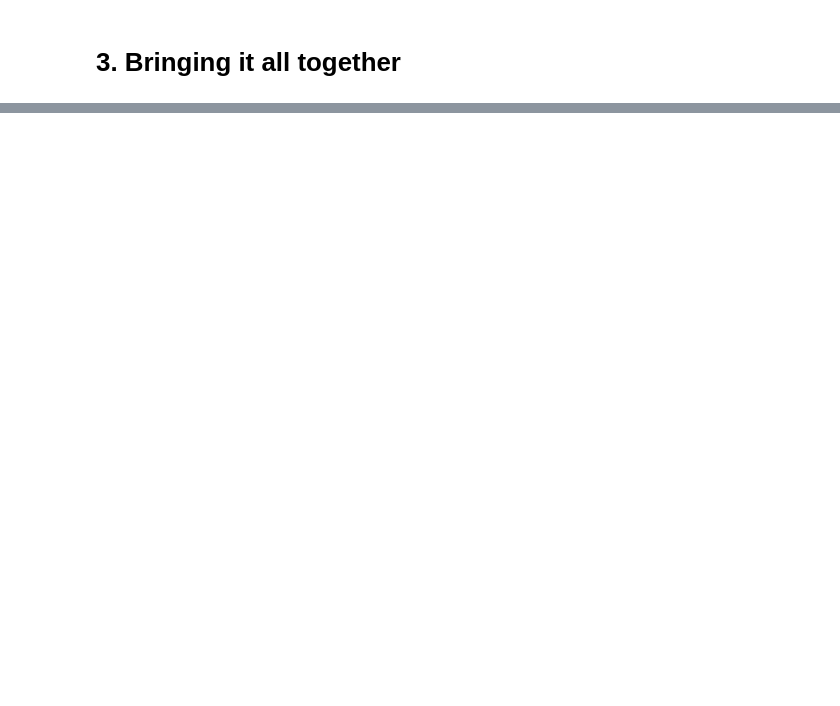
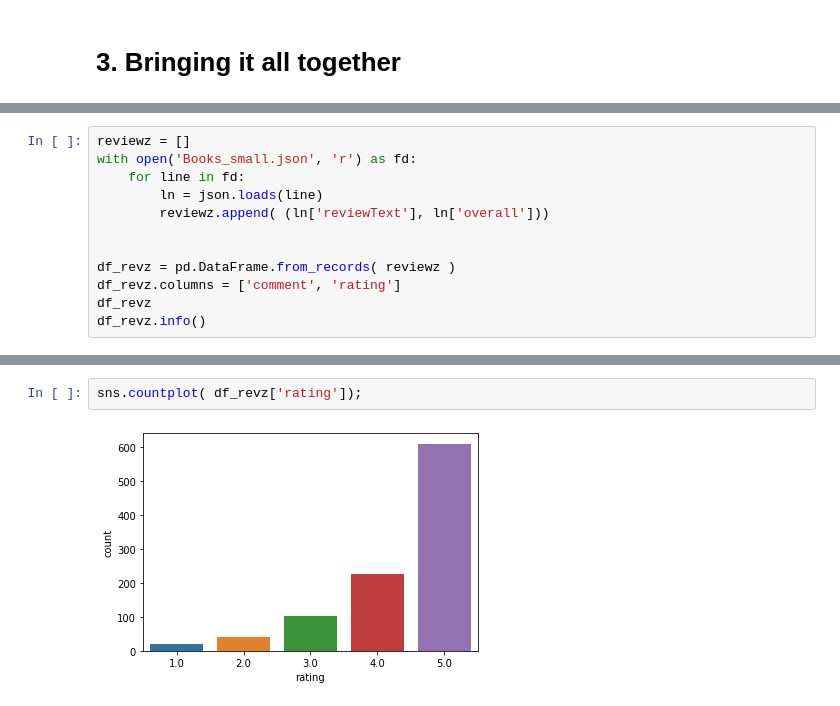
Before and after one commit to bilha-analytics/play_oopz, a Jupyter notebook: notebooks/001_re_redux_play.ipynb, the cells around one changed output, grey strips where cells are left out. Drawn from its saved outputs; the diff is of its cells as text; blank space fills up the shorter version.

```diff
--- a/notebooks/001_re_redux_play.ipynb
+++ b/notebooks/001_re_redux_play.ipynb
@@ -497,0 +506,12 @@ sns.lineplot(x='model', y='score', hue='acc',data=d)
+# %%
+reviewz = []
+with open('Books_small.json', 'r') as fd:
+    for line in fd:
+        ln = json.loads(line)
+        reviewz.append( (ln['reviewText'], ln['overall']))
+
+
+df_revz = pd.DataFrame.from_records( reviewz )
+df_revz.columns = ['comment', 'rating']
+df_revz
+df_revz.info()
@@ -497,0 +528,4 @@ sns.lineplot(x='model', y='score', hue='acc',data=d)
+# %%
+sns.countplot( df_revz['rating']);
+# %% [output]
+[figure, added]
```
Also changed, not shown: parts of 21 cells of this notebook, 2 other files.
